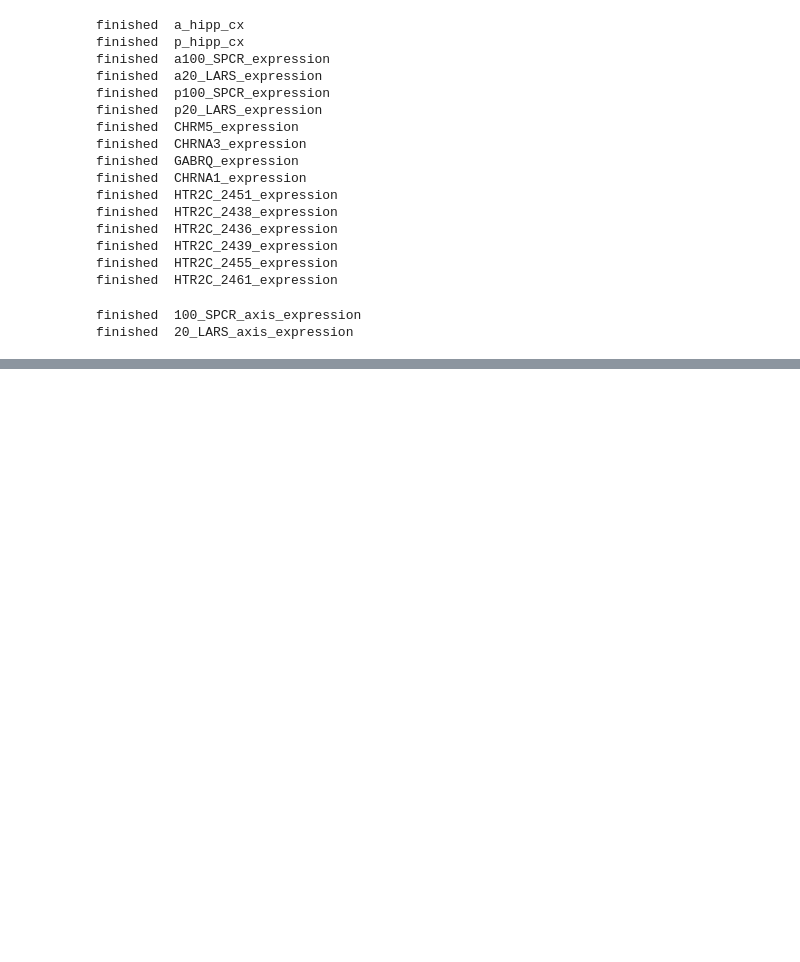
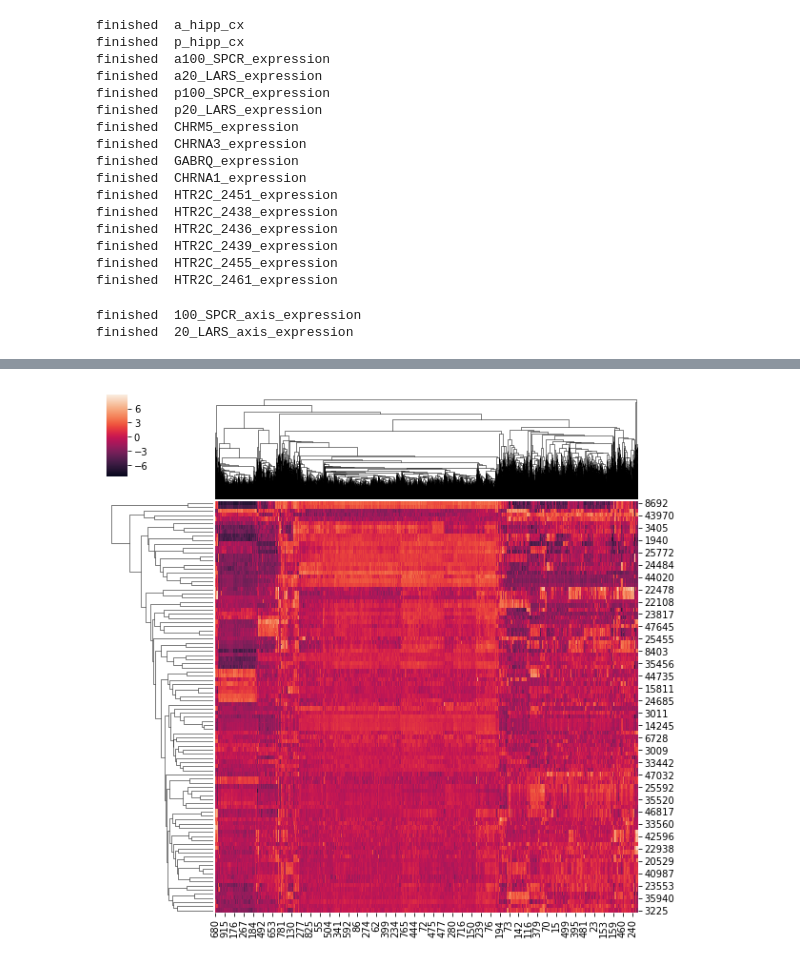
Before and after one commit to illdopejake/hack_projects, a Jupyter notebook: Hippocampal_AP_axis.ipynb, the cells around one changed output, grey strips where cells are left out. Drawn from its saved outputs; the diff is of its cells as text; code cells hidden in the pictures; blank space fills up the shorter version.

```diff
--- a/Hippocampal_AP_axis.ipynb
+++ b/Hippocampal_AP_axis.ipynb
@@ -1339,0 +1343,27 @@ for i,row in gdf.iterrows():
+# %%
+wdir = '/data1/users/jvogel/Allen_Human_Brain_Atlas/'
+df = pandas.read_csv(os.path.join(
+        wdir,'whole_hippocampus_hit_coordinates_cleaned_all_c_labs.csv'))
+df = df.loc[[x for x in df.index if pandas.notnull(df.loc[x,'2_c_solution'])]]
+df.drop(df.index[0],inplace=True)
+gdf = pandas.read_csv(os.path.join(wdir,'gxp_correlation_wholebrain_results.csv'))
+# %%
+shtz = sorted(glob(os.path.join(wdir,'normalized_microarray_donor*/MExp_all_genes_ctr_for_donor')))
+holder = []
+for sht in shtz:
+    holder.append(pandas.read_csv(sht,index_col=0))
+bigdf = pandas.concat(holder,axis=1)
+del(holder)
+# %%
+a100 = pandas.read_csv('/home/users/jvogel/ace_mount/ace_home/transfer/a100_SPCR.csv',index_col = 0)
+p100 = pandas.read_csv('/home/users/jvogel/ace_mount/ace_home/transfer/p100_SPCR.csv', index_col = 0)
+# %%
+a100_xp = pandas.DataFrame(bigdf.loc[a100.index], copy=True)
+p100_xp = pandas.DataFrame(bigdf.loc[p100.index], copy=True)
+del(bigdf)
+# %%
+plt.close()
+sns.clustermap(a100_xp)
+plt.show()
+# %% [output]
+[figure, added]
```
Also changed, not shown: parts of 20 cells of this notebook.
